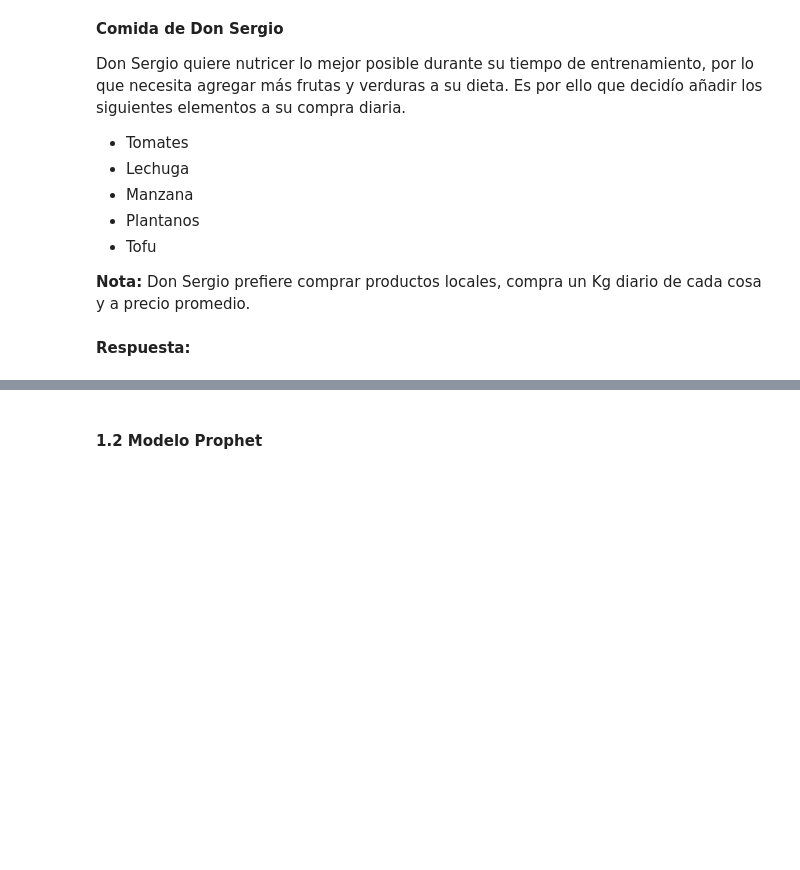
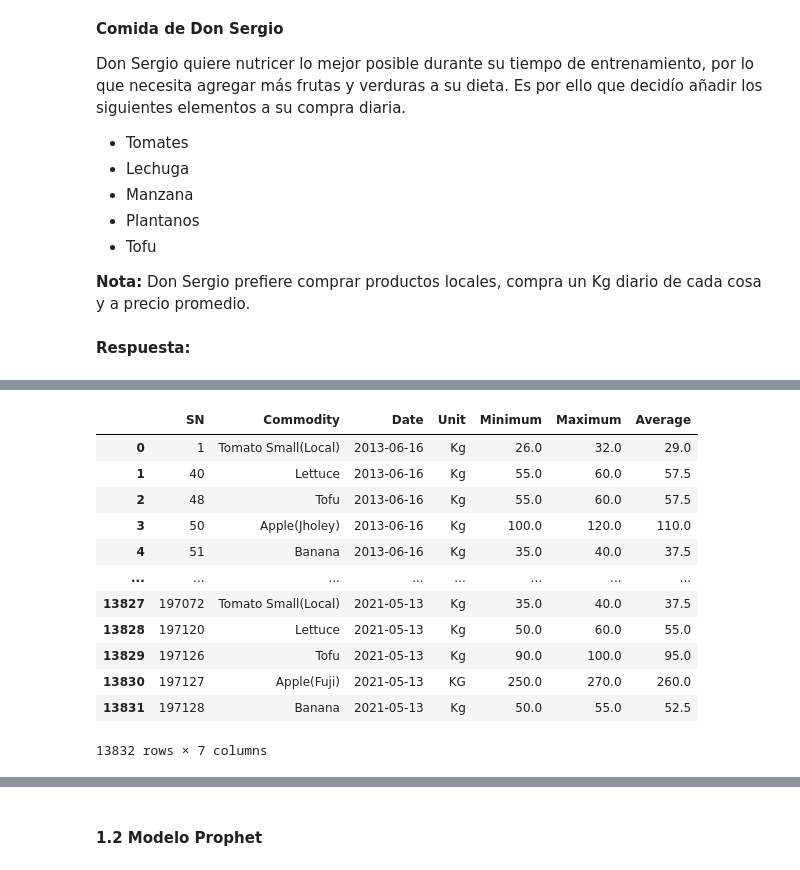
Before and after one commit to BenjaminAnguloCaro/MDS7202, a Jupyter notebook: enunciado_lab8.ipynb, the cells around one changed output, grey strips where cells are left out. Drawn from its saved outputs; the diff is of its cells as text; code cells hidden in the pictures; blank space fills up the shorter version.

```diff
--- a/enunciado_lab8.ipynb
+++ b/enunciado_lab8.ipynb
@@ -142,2 +169,34 @@ Don Sergio quiere nutricer lo mejor posible durante su tiempo de entrenamiento,
+# %%
+# Crear máscara con elementos de búsqueda y seleccionar
+
+# filtramos los elementos de interés para don sergio (tomate, lechuga, manzana, plátanos y tofu), además se considera que prefiere productos locales (hay tomate de distintos lugares)
+df_filtered = df[df['Commodity'].str.contains('Apple') |
+                 df['Commodity'].str.contains('Banana') |
+                 df['Commodity'].str.contains('Lettuce') |
+                 df['Commodity'].str.contains('Tofu') |
+                 (df['Commodity'].str.contains('Tomato') & df['Commodity'].str.contains('Local'))]
+df_filtered.reset_index(drop=True, inplace=True)
+# en Unit están Kg, KG y Doz, entonces pasamos las columnas en dozen (plátanos) a kilogramo considerando que un kilo de plátanos normalmente son 6 plátanos -> Don Sergio compra 1 kilo diario
+df1 = df_filtered.copy()
+df1.loc[(df1['Commodity'].str.contains('Banana')) & (df1['Unit'] == 'Doz'), ['Minimum', 'Maximum', 'Average']] /= 2  # se dividen en 2 porque una docena son aprox 2 kg
+df1.loc[(df1['Commodity'].str.contains('Banana')) & (df1['Unit'] == 'Doz'), 'Unit'] = 'Kg'                           # se reemplaza Doz por Kg
+df1['Date'] = pd.to_datetime(df1['Date'])  # cambiamos formato de Date
+df1.reset_index(drop=True, inplace=True)
+
+df1
+# %% [output]
+|  | SN | Commodity | Date | Unit | Minimum | Maximum | Average |
+| 0 | 1 | Tomato Small(Local) | 2013-06-16 | Kg | 26.0 | 32.0 | 29.0 |
+| 1 | 40 | Lettuce | 2013-06-16 | Kg | 55.0 | 60.0 | 57.5 |
+| 2 | 48 | Tofu | 2013-06-16 | Kg | 55.0 | 60.0 | 57.5 |
+| 3 | 50 | Apple(Jholey) | 2013-06-16 | Kg | 100.0 | 120.0 | 110.0 |
+| 4 | 51 | Banana | 2013-06-16 | Kg | 35.0 | 40.0 | 37.5 |
+| ... | ... | ... | ... | ... | ... | ... | ... |
+| 13827 | 197072 | Tomato Small(Local) | 2021-05-13 | Kg | 35.0 | 40.0 | 37.5 |
+| 13828 | 197120 | Lettuce | 2021-05-13 | Kg | 50.0 | 60.0 | 55.0 |
+| 13829 | 197126 | Tofu | 2021-05-13 | Kg | 90.0 | 100.0 | 95.0 |
+| 13830 | 197127 | Apple(Fuji) | 2021-05-13 | KG | 250.0 | 270.0 | 260.0 |
+| 13831 | 197128 | Banana | 2021-05-13 | Kg | 50.0 | 55.0 | 52.5 |
+13832 rows × 7 columns
 # %%
 # Agrupar por fecha en la columna average y sumar, obtener serie de tiempo
```
Also changed, not shown: parts of 12 cells of this notebook.
